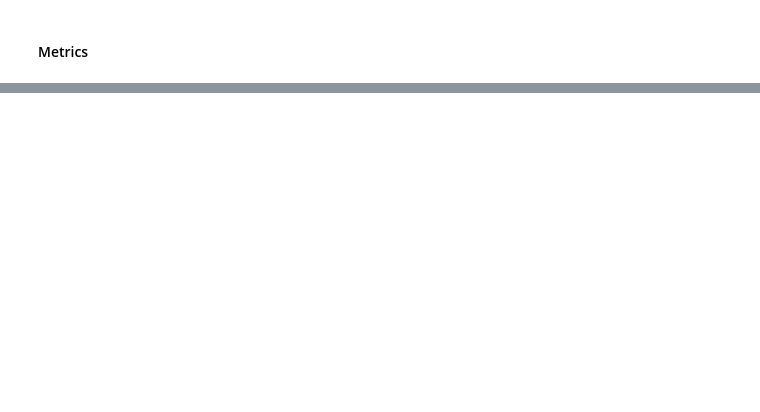
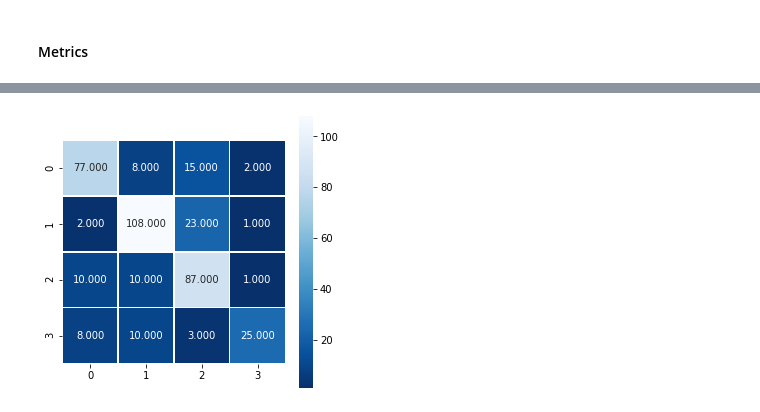
Before and after one commit to tommasoghisini/IndividualAssignment30412, a Jupyter notebook: Notebook.ipynb, the cells around one changed output, grey strips where cells are left out. Saved outputs shown, nothing was run; the diff lists cells and outputs as text; code cells hidden in the pictures; blank space fills up the shorter version.

```diff
--- a/Notebook.ipynb
+++ b/Notebook.ipynb
@@ -237,12 +230,12 @@ LogisticRegression(C=0.1, class_weight=None, dual=False, fit_intercept=True,
 from sklearn.model_selection import  GridSearchCV
 param_grid={
     'C': [0.001, 0.01, 0.1, 1, 10, 100, 1000],
-    'max_iter' : [200],
-    'solver' : ['newton-cg', 'lbfgs', 'liblinear', 'sag'],
-    'multi_class' : ['ovr', 'multinomial'],
-    'class_weight' : ['None', 'balanced']
+    'max_iter' : [500, 1000],
+    'penalty': ['l2'],
+    'solver' : ['newton-cg', 'lbfgs']#,
+    #'class_weight' : ['balanced']
 }
-grid = GridSearchCV(LogisticRegression(), param_grid, cv=12, scoring='accuracy', verbose=0)
+grid = GridSearchCV(LogisticRegression(), param_grid, cv=12, scoring='accuracy', refit='True', verbose=1)
 grid.fit(train_set_features, train_set_targets)
 grid.best_params_
 # %% [output]
@@ -288,0 +287,6 @@ sns.heatmap(cm, annot=True, fmt=".3f", linewidths=.5, square = True, cmap = 'Blu
+# %%
+from sklearn.ensemble import RandomForestClassifier
+
+rand_forest = RandomForestClassifier(max_depth=105, n_estimators=1667,
+                                     bootstrap=False, max_features='sqrt')
+rand_forest.fit(train_set_features, train_set_targets)
@@ -288,0 +320,7 @@ sns.heatmap(cm, annot=True, fmt=".3f", linewidths=.5, square = True, cmap = 'Blu
+# %%
+test_set_features = test_set.drop(columns=["label"])
+test_set_targets = test_set["label"]
+# %%
+predictions = rand_forest.predict(test_set_features)
+mse = mean_squared_error(test_set_targets, predictions)
+mse
@@ -288,0 +347,8 @@ sns.heatmap(cm, annot=True, fmt=".3f", linewidths=.5, square = True, cmap = 'Blu
+# %%
+cm = confusion_matrix(test_set_targets, predictions)
+
+plt.figure(figsize=(5,5))
+sns.heatmap(cm, annot=True, fmt=".3f", linewidths=.5, square = True, cmap = 'Blues_r')
+plt.show()
+# %% [output]
+[figure, added]
```
Also changed, not shown: parts of 25 cells of this notebook.
